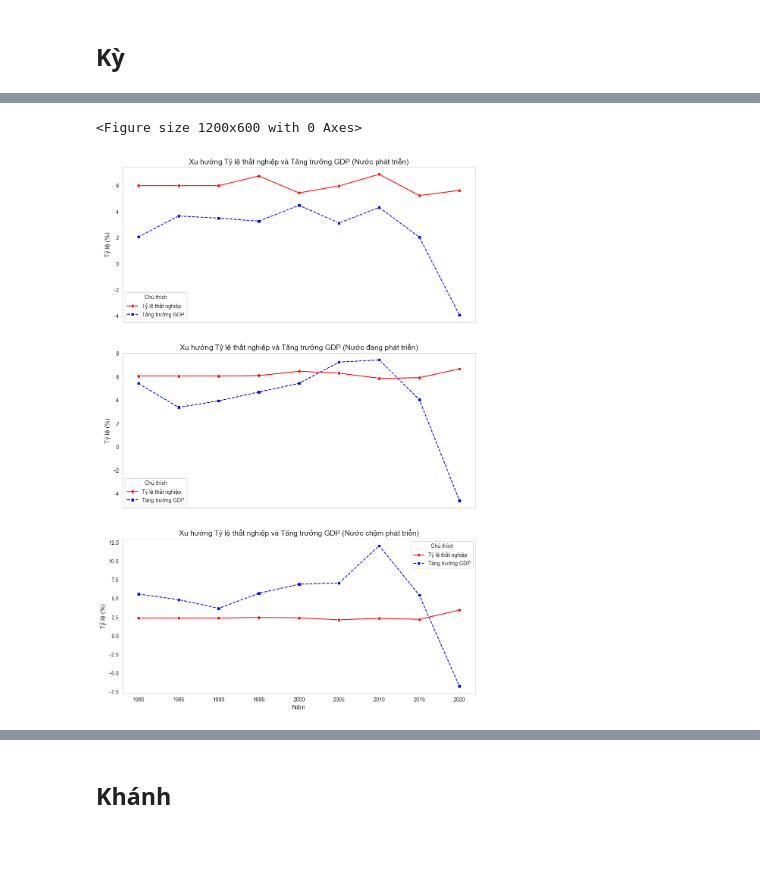
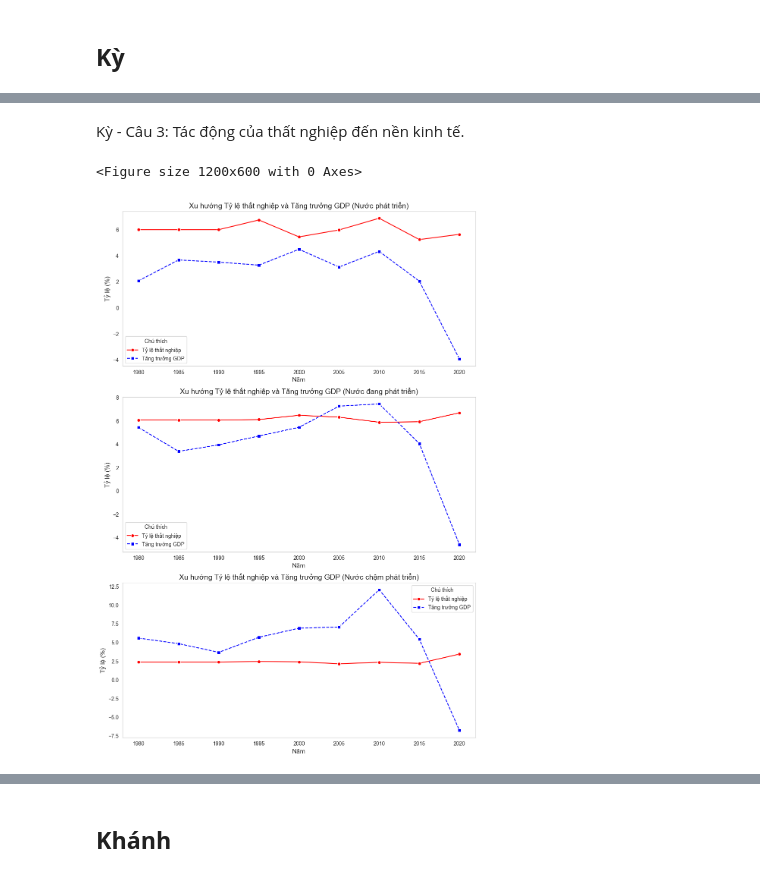
Before and after one commit to DucHung0109/DV_Lab2, a Jupyter notebook: Main.ipynb, the cells around one changed output, grey strips where cells are left out. Cells and saved outputs as stored; diff of their text form; code cells hidden in the pictures; blank space fills up the shorter version.

```diff
--- a/Main.ipynb
+++ b/Main.ipynb
@@ -182,0 +164,2 @@ Index(['Development_Status', 'Year', 'Population, total', 'Population, female',
+# %%
+group_df= group_data.copy()
@@ -419,13 +429,13 @@ Kỳ - Câu 2:
 
 
 development_groups = {
-    0 : 'Nước phát triển',
-    1 : 'Nước đang phát triển',
-    2 : 'Nước chậm phát triển'
+    "Developed" : 'Nước phát triển',
+    "Developing" : 'Nước đang phát triển',
+    "Least developed" : 'Nước chậm phát triển'
 }
 
 # Tạo figure với 3 subplots
-fig, axes = plt.subplots(3, 1, figsize=(12, 18), sharex=True)
+fig, axes = plt.subplots(3, 1, figsize=(12, 18), sharex=False)
 
 # Lặp qua từng nhóm phát triển để vẽ biểu đồ
 for i, (status, title) in enumerate(development_groups.items()):
@@ -448,16 +458,12 @@ for i, (status, title) in enumerate(development_groups.items()):
 
     # Vẽ biểu đồ cột nhóm
     sns.barplot(data=subset_melted, x='Year', y='Tỷ lệ lao động', hue='Ngành nghề', ax=axes[i])
-
     # Cài đặt tiêu đề và nhãn
     axes[i].set_title(f'Cơ cấu lao động ({title})')
     axes[i].set_ylabel('Tỷ lệ lao động (%)')
+    axes[i].set_xlabel('Năm')
     axes[i].legend(title='Ngành nghề')
     axes[i].grid(axis='y')
-
-# Cài đặt nhãn trục X cho subplot cuối cùng
-axes[-1].set_xlabel('Năm')
-
 # Hiển thị biểu đồ
 plt.show()
 # %% [output]
@@ -475,13 +498,13 @@ palette = {
 # Vẽ biểu đồ cho từng trạng thái phát triển
 for status in group_df_filtered['Development_Status'].unique():
     data = group_df_filtered[group_df_filtered['Development_Status'] == status]
-    label = 'Phát triển' if status == 0 else ('Đang phát triển' if status == 1 else 'Chậm phát triển')
+    label = 'Phát triển' if status == "Developed" else ('Đang phát triển' if status == "Developing" else 'Chậm phát triển')
     sns.lineplot(data=data, x='Year', y='Unemployment, total (% of total labor force) (modeled ILO estimate)', label=label, marker='o', color=palette[label])
 
 # Thêm nhãn trực tiếp vào từng đường
 for status in group_df_filtered['Development_Status'].unique():
     data = group_df_filtered[group_df_filtered['Development_Status'] == status]
-    label = 'Phát triển' if status == 0 else ('Đang phát triển' if status == 1 else 'Chậm phát triển')
+    label = 'Phát triển' if status == "Developed" else ('Đang phát triển' if status == "Developing" else 'Chậm phát triển')
     plt.text(data['Year'].iloc[-1], data['Unemployment, total (% of total labor force) (modeled ILO estimate)'].iloc[-1], label,
              color=palette[label], fontsize=10, weight='bold', va='center')
 
@@ -503,13 +523,0 @@ Kỳ - Câu 3
-# %%
-# Thiết lập kích thước và style chung
-plt.figure(figsize=(14, 6))
-sns.set_style("whitegrid")
-
-# --- Biểu đồ phân tán: Mối quan hệ giữa tỷ lệ thất nghiệp và tăng trưởng GDP ---
-plt.figure(figsize=(10, 6))
-sns.scatterplot(data=group_df_filtered, x='Unemployment, total (% of total labor force) (modeled ILO estimate)', y='GDP growth (annual %)', hue='Development_Status', style='Development_Status', s=100, palette='viridis')
-plt.title('Mối quan hệ giữa Tỷ lệ thất nghiệp và Tăng trưởng GDP', fontsize=16)
-plt.xlabel('Tỷ lệ thất nghiệp (%)', fontsize=12)
-plt.ylabel('Tăng trưởng GDP (%)', fontsize=12)
-plt.legend(title='Trạng thái phát triển', labels=['Phát triển', 'Đang phát triển', 'Chậm phát triển'])
-plt.show()
@@ -519,34 +540,35 @@ plt.show()
+# %% [markdown]
+Kỳ - Câu 3: Tác động của thất nghiệp đến nền kinh tế.
 # %%
 # --- Biểu đồ đường: Xu hướng thất nghiệp và tăng trưởng GDP theo thời gian ---
 plt.figure(figsize=(12, 6))
 
 
 # Tạo figure với 3 subplots
-fig, axes = plt.subplots(3, 1, figsize=(12, 18), sharex=True)
+fig, axes = plt.subplots(3, 1, figsize=(12, 18), sharex=False)
 
 # Lặp qua từng nhóm phát triển để vẽ biểu đồ
 for i, (status, title) in enumerate(development_groups.items()):
     subset = group_df_filtered[group_df_filtered['Development_Status'] == status]
 
     # Vẽ biểu đồ đường cho Tỷ lệ thất nghiệp
     sns.lineplot(data=subset, x='Year', y='Unemployment, total (% of total labor force) (modeled ILO estimate)',
                  label='Tỷ lệ thất nghiệp', marker='o', color='red', ax=axes[i])
 
     # Vẽ biểu đồ đường cho Tăng trưởng GDP
     sns.lineplot(data=subset, x='Year', y='GDP growth (annual %)',
                  label='Tăng trưởng GDP', marker='s', linestyle='--', color='blue', ax=axes[i])
 
     # Định dạng biểu đồ
     axes[i].set_title(f'Xu hướng Tỷ lệ thất nghiệp và Tăng trưởng GDP ({title})', fontsize=14)
     axes[i].set_ylabel('Tỷ lệ (%)', fontsize=12)
     axes[i].legend(title='Chú thích', fontsize=10)
+    axes[i].set_xlabel('Năm', fontsize=12)
     axes[i].grid()
 
-# Cài đặt nhãn trục X cho subplot cuối cùng
-axes[-1].set_xlabel('Năm', fontsize=12)
 
 # Hiển thị biểu đồ
 plt.show()
 # %% [output]
 <Figure size 1200x600 with 0 Axes>
-[figure, old version]
+[figure, new version]
```
Also changed, not shown: parts of 16 cells of this notebook.
